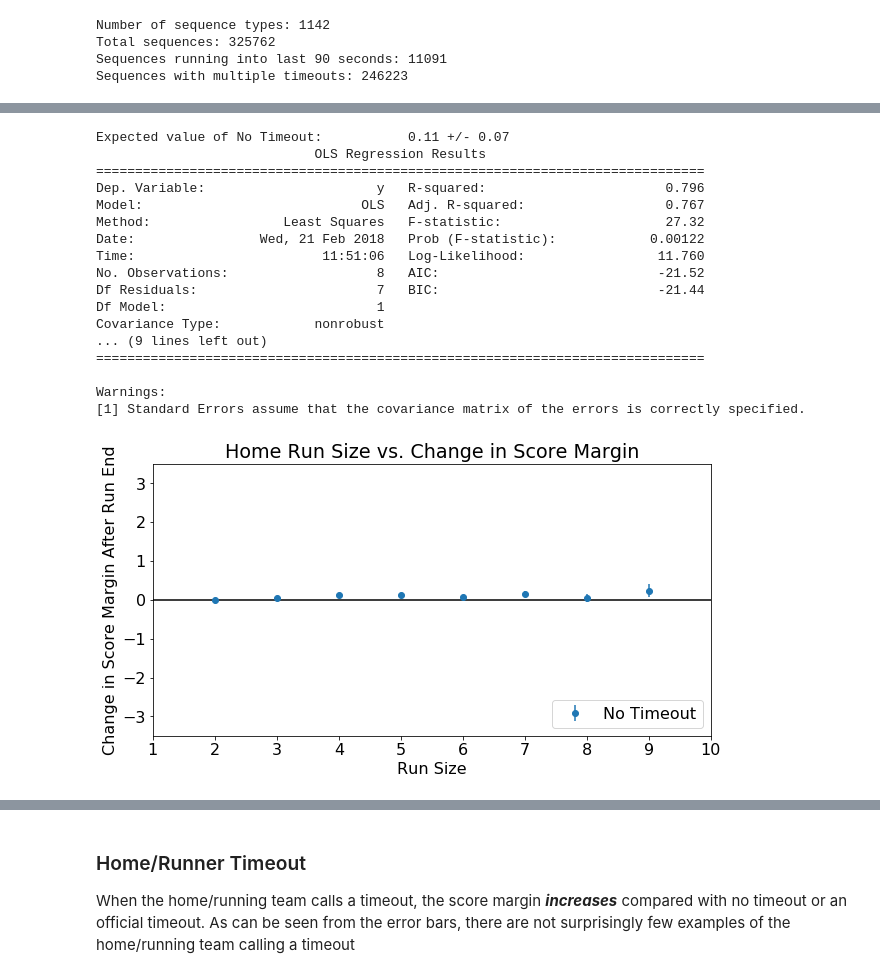
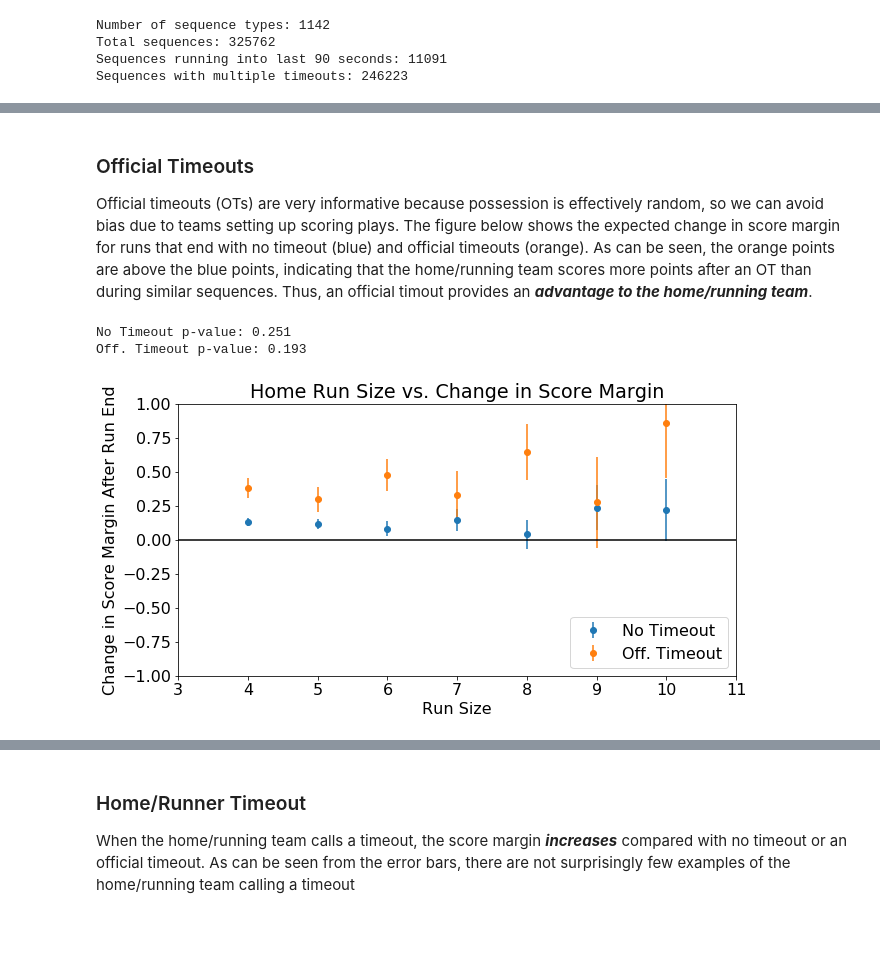
Before and after one commit to mattfred10/Timeout-Analyzer, a Jupyter notebook: Timeout_Analysis.ipynb, the cells around one changed output, grey strips where cells are left out. Cells and saved outputs as stored; diff of their text form; code cells hidden in the pictures; blank space fills up the shorter version.

```diff
--- a/Timeout_Analysis.ipynb
+++ b/Timeout_Analysis.ipynb
@@ -610,21 +739,10 @@ First, we show sequences where no timeout was called. When no timeout is called,
+# %% [markdown]
+### Official Timeouts
+
+Official timeouts (OTs) are very informative because possession is effectively random, so we can avoid bias due to  teams setting up scoring plays. The figure below shows the expected change in score margin for runs that end with no timeout (blue) and official timeouts (orange). As can be seen, the orange points are above the blue points, indicating that the home/running team scores more points after an OT than during similar sequences. Thus, an official timout provides an ***advantage to the home/running team***.
 # %%
-plot_averages(['NoT'], np_combined)
+plot_averages(['NoT', 'OT'], np_combined, full_summary=False)
 # %% [output]
-Expected value of No Timeout:           0.11 +/- 0.07
-                            OLS Regression Results
-==============================================================================
-Dep. Variable:                      y   R-squared:                       0.796
-Model:                            OLS   Adj. R-squared:                  0.767
-Method:                 Least Squares   F-statistic:                     27.32
-Date:                Wed, 21 Feb 2018   Prob (F-statistic):            0.00122
-Time:                        11:51:06   Log-Likelihood:                 11.760
-No. Observations:                   8   AIC:                            -21.52
-Df Residuals:                       7   BIC:                            -21.44
-Df Model:                           1
-Covariance Type:            nonrobust
-... (9 lines left out)
-==============================================================================
-
-Warnings:
-[1] Standard Errors assume that the covariance matrix of the errors is correctly specified.
+No Timeout p-value: 0.251
+Off. Timeout p-value: 0.193
-[figure, old version]
+[figure, new version]
```
Also changed, not shown: parts of 34 cells of this notebook.
